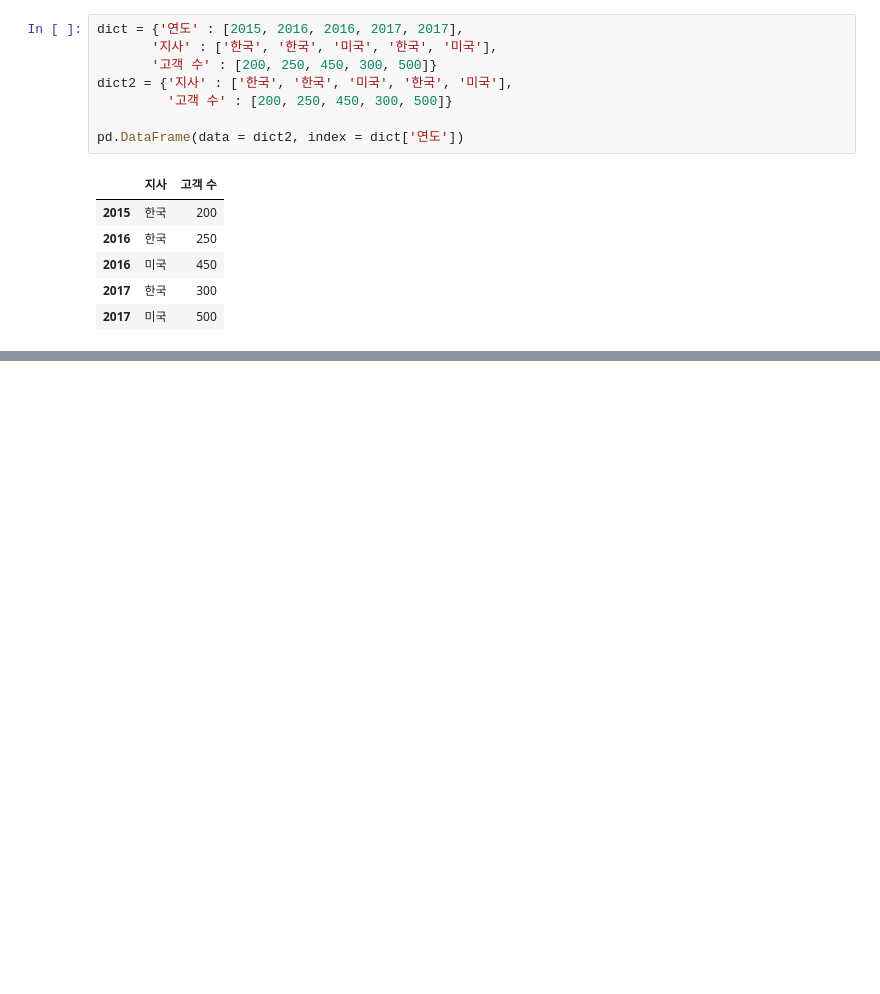
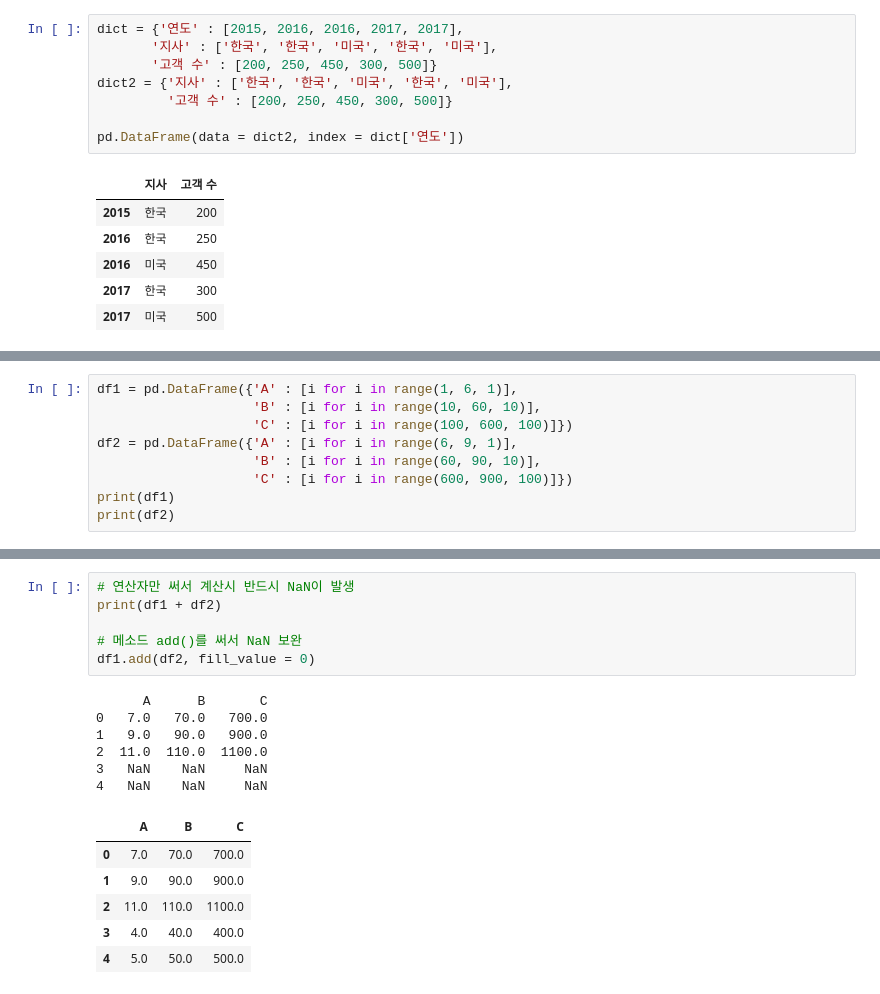
Before and after one commit to InryeolChoi/model_analysis, a Jupyter notebook: onboarding/240328.ipynb, the cells around one changed output, grey strips where cells are left out. Saved outputs shown, nothing was run; the diff lists cells and outputs as text; blank space fills up the shorter version.

```diff
--- a/onboarding/240328.ipynb
+++ b/onboarding/240328.ipynb
@@ -656,0 +754,9 @@ dtype: int64
+# %%
+df1 = pd.DataFrame({'A' : [i for i in range(1, 6, 1)],
+                    'B' : [i for i in range(10, 60, 10)],
+                    'C' : [i for i in range(100, 600, 100)]})
+df2 = pd.DataFrame({'A' : [i for i in range(6, 9, 1)],
+                    'B' : [i for i in range(60, 90, 10)],
+                    'C' : [i for i in range(600, 900, 100)]})
+print(df1)
+print(df2)
@@ -656,0 +774,19 @@ dtype: int64
+# %%
+# 연산자만 써서 계산시 반드시 NaN이 발생
+print(df1 + df2)
+
+# 메소드 add()를 써서 NaN 보완
+df1.add(df2, fill_value = 0)
+# %% [output]
+      A      B       C
+0   7.0   70.0   700.0
+1   9.0   90.0   900.0
+2  11.0  110.0  1100.0
+3   NaN    NaN     NaN
+4   NaN    NaN     NaN
+|  | A | B | C |
+| 0 | 7.0 | 70.0 | 700.0 |
+| 1 | 9.0 | 90.0 | 900.0 |
+| 2 | 11.0 | 110.0 | 1100.0 |
+| 3 | 4.0 | 40.0 | 400.0 |
+| 4 | 5.0 | 50.0 | 500.0 |
```
Also changed, not shown: parts of 24 cells of this notebook, 2 other files.
